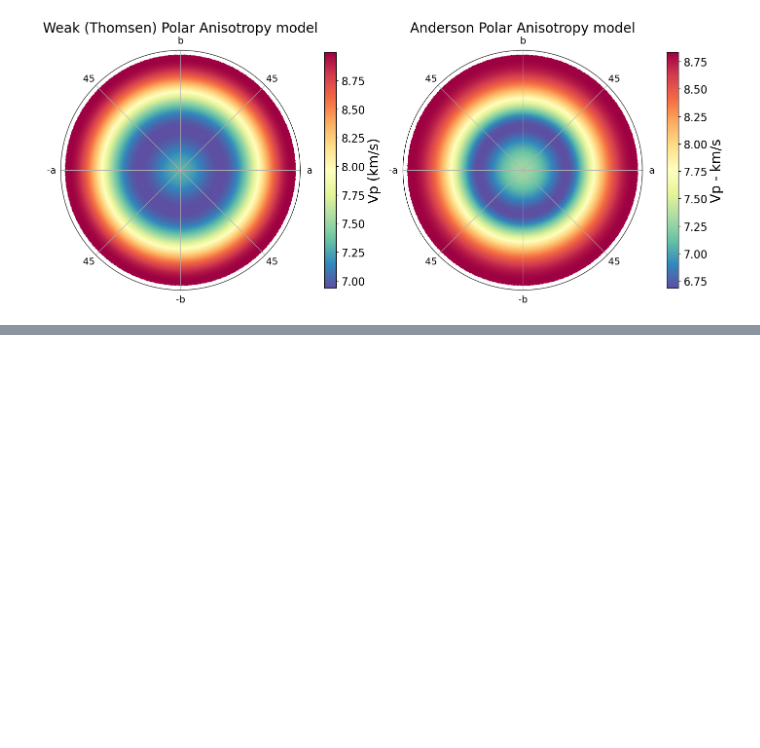
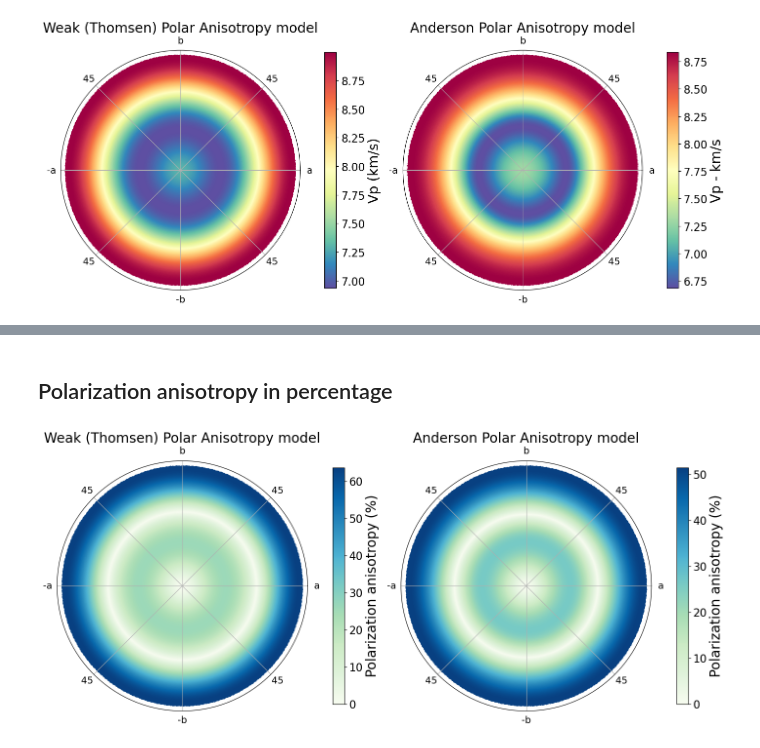
Before and after one commit to marcoalopez/PyRockWave, a Jupyter notebook: src/example_polar.ipynb, the cells around one changed output, grey strips where cells are left out. Saved outputs shown, nothing was run; the diff lists cells and outputs as text; code cells hidden in the pictures; blank space fills up the shorter version.

```diff
--- a/src/example_polar.ipynb
+++ b/src/example_polar.ipynb
@@ -140,3 +142,45 @@ cbar.ax.tick_params(labelsize=16)
+# %% [markdown]
+## Polarization anisotropy in percentage
+# %%
+fig, (ax1, ax2) = plt.subplots(subplot_kw={'projection': 'polar'}, constrained_layout=True, ncols=2, figsize=(14,7))
+
+# Model 1
+ax1.set_theta_direction(-1)
+ax1.set_xticks(np.arange(0, 2*np.pi, np.pi/4))
+ax1.set_xticklabels(['a', '45', '-b', '45', '-a', '45', 'b', '45'], fontsize=14)
+ax1.set_yticks([])
+ax1.set_title('Weak (Thomsen) Polar Anisotropy model', fontsize=20)
+
+cm = ax1.scatter(model1['azimuthal_ang'],
+                 model1['polar_ang'],
+                 c=model1['SWS'],
+                 s=15,
+                 cmap='GnBu')
+
+# add color bar
+cbar = fig.colorbar(cm, ax=ax1, shrink=0.7, location='right')
+cbar.set_label('Polarization anisotropy (%)', fontsize=20)
+cbar.ax.tick_params(labelsize=16)
+
+# Model 2
+ax2.set_theta_direction(-1)
+ax2.set_xticks(np.arange(0, 2*np.pi, np.pi/4))
+ax2.set_xticklabels(['a', '45', '-b', '45', '-a', '45', 'b', '45'], fontsize=14)
+ax2.set_yticks([])
+ax2.set_title('Anderson Polar Anisotropy model', fontsize=20)
+
+cm = ax2.scatter(model2['azimuthal_ang'],
+                 model2['polar_ang'],
+                 c=model2['SWS'],
+                 s=15,
+                 cmap='GnBu')
+
+# add color bar
+cbar = fig.colorbar(cm, ax=ax2, shrink=0.7, location='right')
+cbar.set_label('Polarization anisotropy (%)', fontsize=20)
+cbar.ax.tick_params(labelsize=16)
+# %% [output]
+[figure, added]
 # %%
 import sys
 import matplotlib as mpl
```
Also changed, not shown: parts of 6 cells of this notebook.
